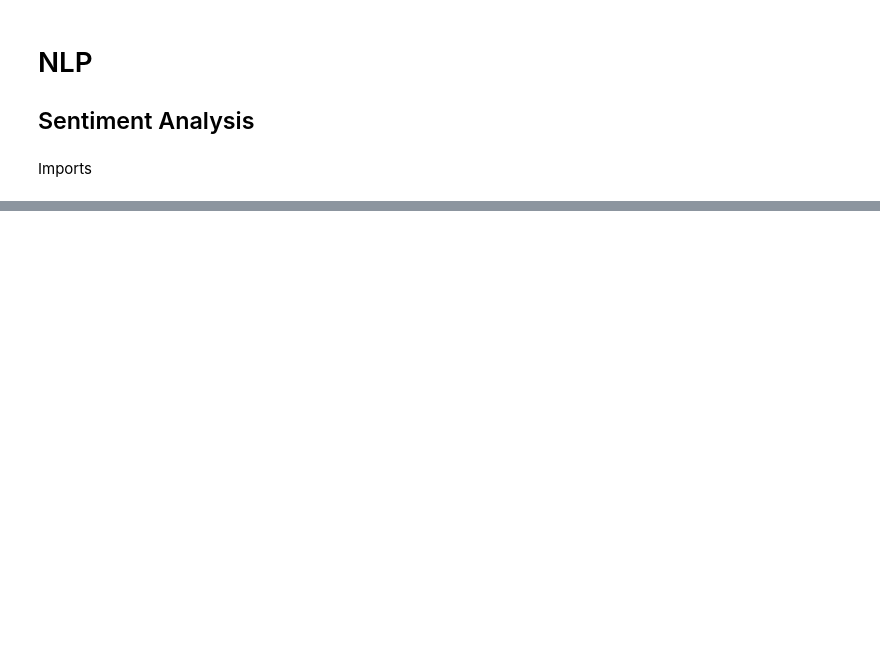
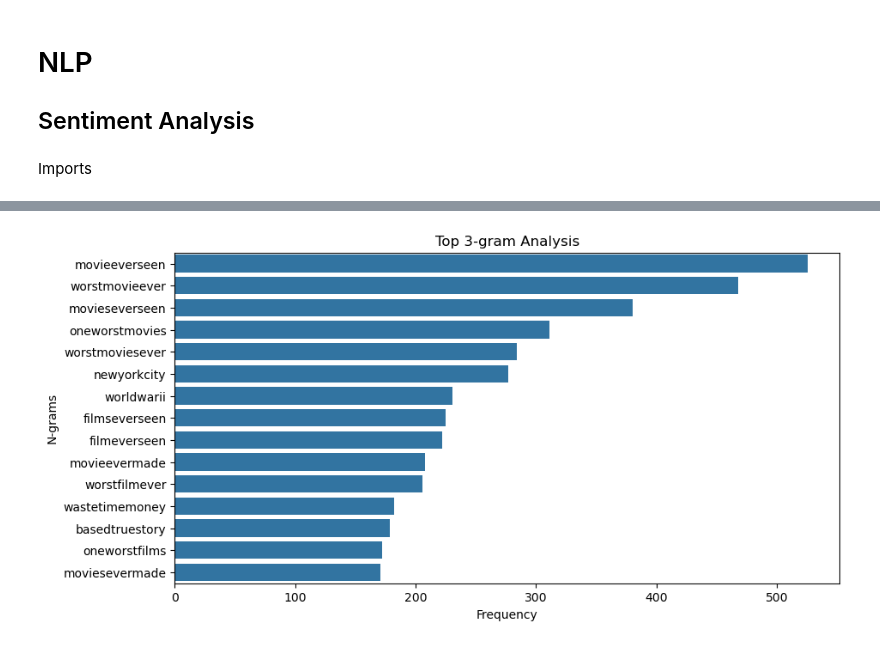
Before and after one commit to Mcaldas11/IA-class, a Jupyter notebook: notebook/NLP.ipynb, the cells around one changed output, grey strips where cells are left out. Cells and saved outputs as stored; diff of their text form; code cells hidden in the pictures; blank space fills up the shorter version.

```diff
--- a/notebook/NLP.ipynb
+++ b/notebook/NLP.ipynb
@@ -41,0 +337,4 @@ memory usage: 781.4+ KB
+# %%
+draw_n_gram(all_words, 3)
+# %% [output]
+[figure, added]
```
Also changed, not shown: parts of 40 cells of this notebook, 1 other file.
